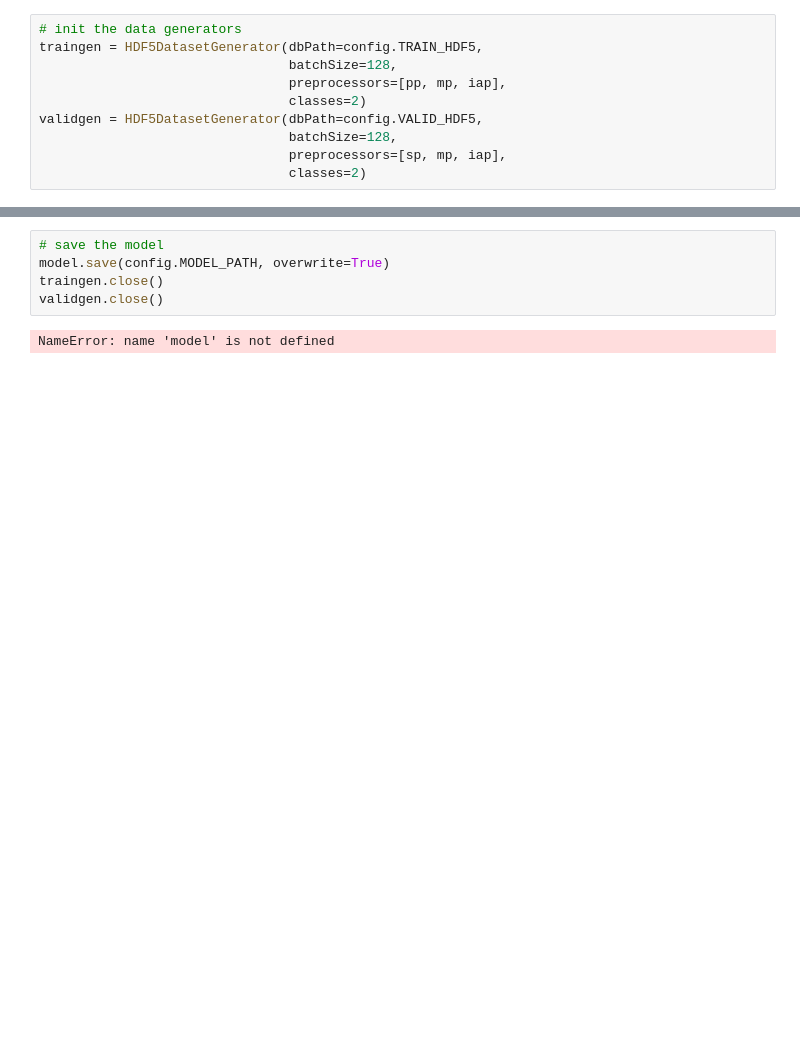
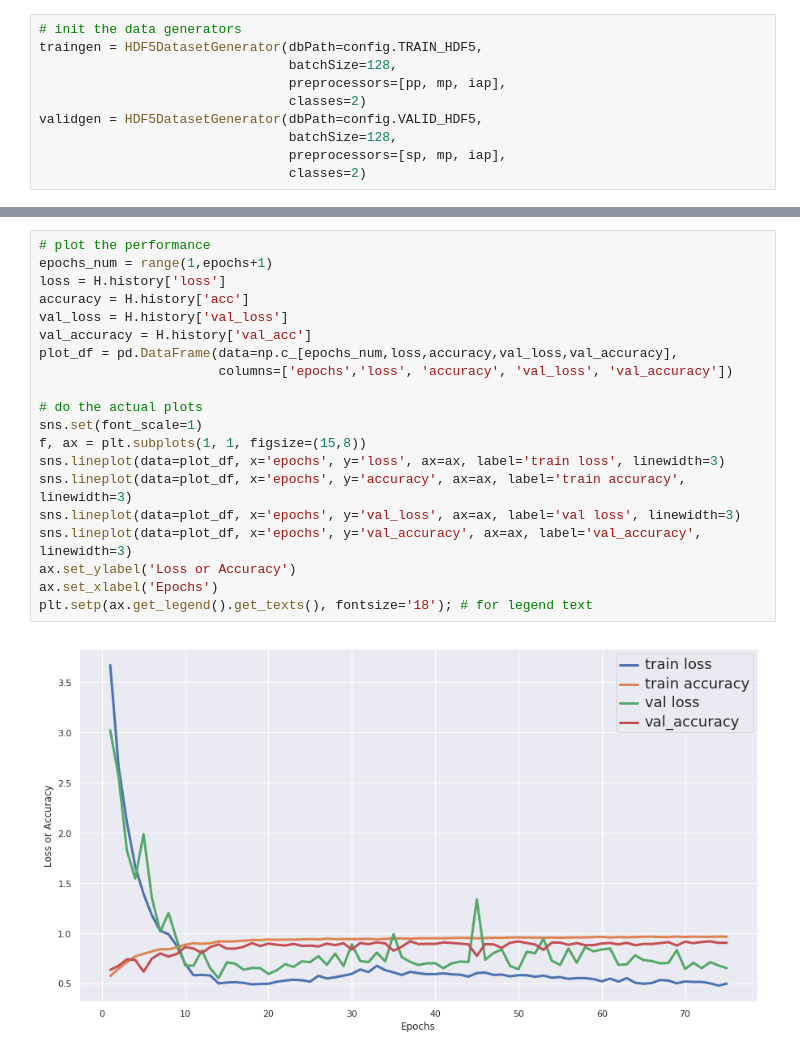
Before and after one commit to nombreinvicto/DeepLearning, a Jupyter notebook: keras_dir/biblio2/chap10_alexnet_architecture/p2_train_alexnet.ipynb, the cells around one changed output, grey strips where cells are left out. Drawn from its saved outputs; the diff is of its cells as text; blank space fills up the shorter version.

```diff
--- a/keras_dir/biblio2/chap10_alexnet_architecture/p2_train_alexnet.ipynb
+++ b/keras_dir/biblio2/chap10_alexnet_architecture/p2_train_alexnet.ipynb
@@ -82,7 +105,22 @@ H = model.fit_generator(traingen.generator(),
-# %%
-# save the model
-model.save(config.MODEL_PATH, overwrite=True)
-traingen.close()
-validgen.close()
-# %% [output]
-NameError: name 'model' is not defined
+# %%
+# plot the performance
+epochs_num = range(1,epochs+1)
+loss = H.history['loss']
+accuracy = H.history['acc']
+val_loss = H.history['val_loss']
+val_accuracy = H.history['val_acc']
+plot_df = pd.DataFrame(data=np.c_[epochs_num,loss,accuracy,val_loss,val_accuracy],
+                       columns=['epochs','loss', 'accuracy', 'val_loss', 'val_accuracy'])
+
+# do the actual plots
+sns.set(font_scale=1)
+f, ax = plt.subplots(1, 1, figsize=(15,8))
+sns.lineplot(data=plot_df, x='epochs', y='loss', ax=ax, label='train loss', linewidth=3)
+sns.lineplot(data=plot_df, x='epochs', y='accuracy', ax=ax, label='train accuracy', linewidth=3)
+sns.lineplot(data=plot_df, x='epochs', y='val_loss', ax=ax, label='val loss', linewidth=3)
+sns.lineplot(data=plot_df, x='epochs', y='val_accuracy', ax=ax, label='val_accuracy', linewidth=3)
+ax.set_ylabel('Loss or Accuracy')
+ax.set_xlabel('Epochs')
+plt.setp(ax.get_legend().get_texts(), fontsize='18'); # for legend text
+# %% [output]
+[figure, added]
```
Also changed, not shown: parts of 2 cells of this notebook, 2 other files.
